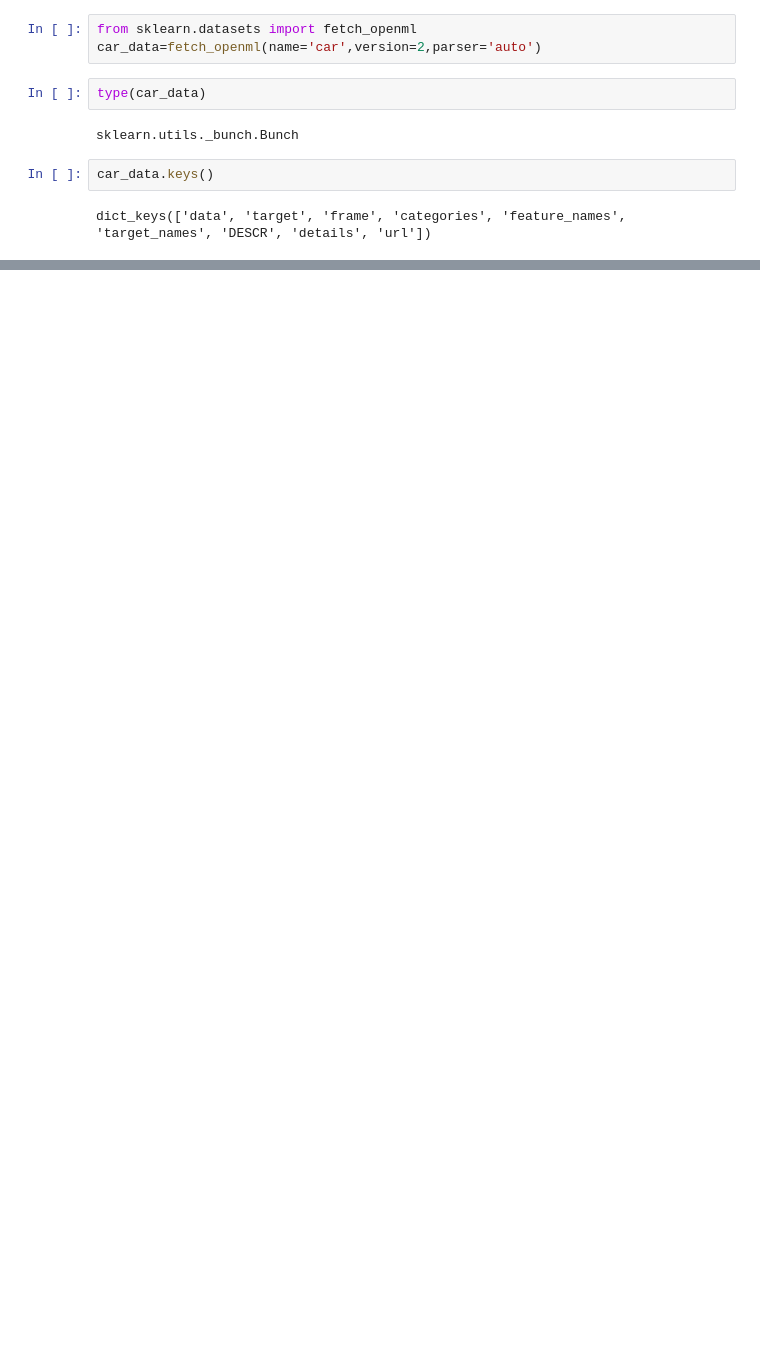
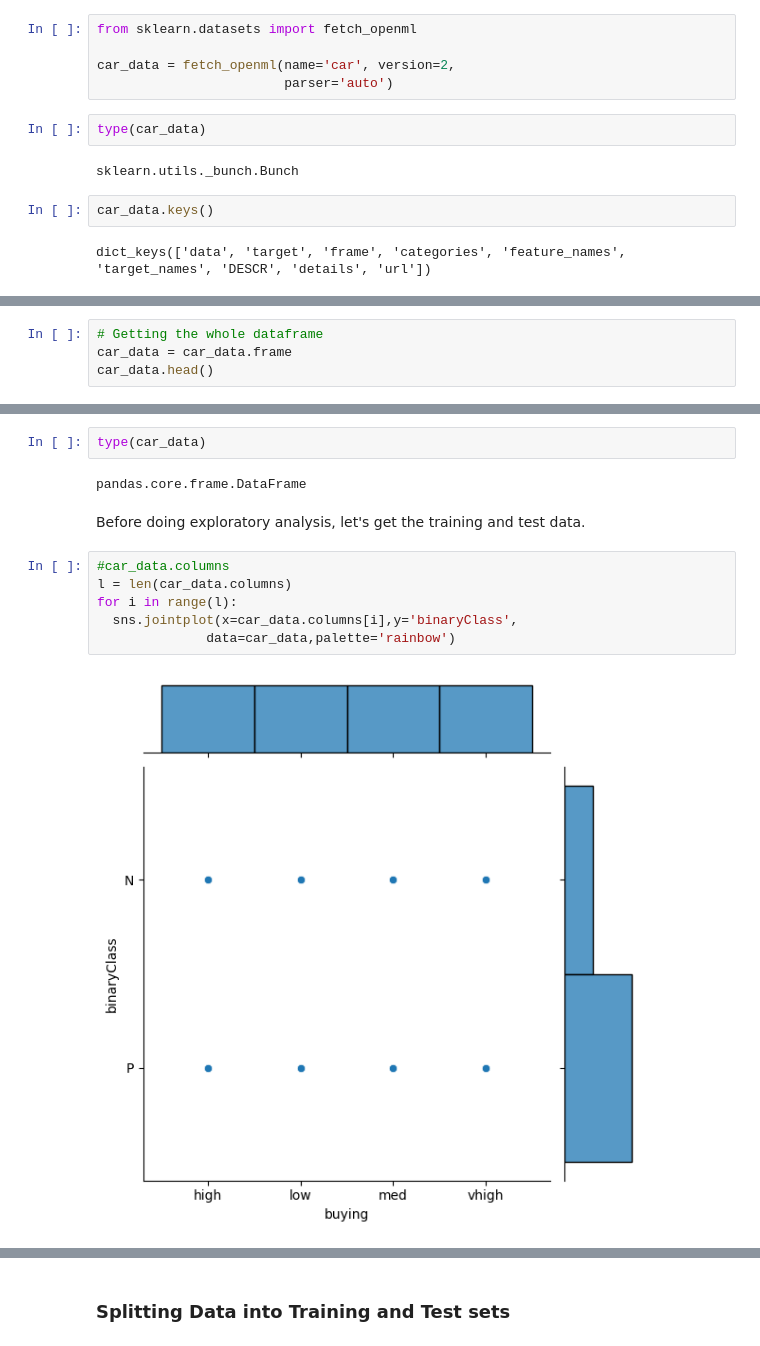
Before and after one commit to 2303A51087/AIML-2025, a Jupyter notebook: Lab08_AIML.ipynb, the cells around one changed output, grey strips where cells are left out. Saved outputs shown, nothing was run; the diff lists cells and outputs as text; blank space fills up the shorter version.

```diff
--- a/Lab08_AIML.ipynb
+++ b/Lab08_AIML.ipynb
@@ -10,6 +18,8 @@ import matplotlib.pyplot as plt
 # %%
 from sklearn.datasets import fetch_openml
-car_data=fetch_openml(name='car',version=2,parser='auto')
+
+car_data = fetch_openml(name='car', version=2,
+                        parser='auto')
 # %%
 type(car_data)
 # %% [output]
@@ -22,0 +57,4 @@ print(f"Features:{car_data.feature_names}")
+# %%
+# Getting the whole dataframe
+car_data = car_data.frame
+car_data.head()
@@ -22,0 +68,14 @@ print(f"Features:{car_data.feature_names}")
+# %%
+type(car_data)
+# %% [output]
+pandas.core.frame.DataFrame
+# %% [markdown]
+Before doing exploratory analysis, let's get the training and test data.
+# %%
+#car_data.columns
+l = len(car_data.columns)
+for i in range(l):
+  sns.jointplot(x=car_data.columns[i],y='binaryClass',
+              data=car_data,palette='rainbow')
+# %% [output]
+[figure, added]
@@ -22,0 +88,2 @@ print(f"Features:{car_data.feature_names}")
+# %% [markdown]
+### Splitting Data into Training and Test sets
```
Also changed, not shown: parts of 80 cells of this notebook.
